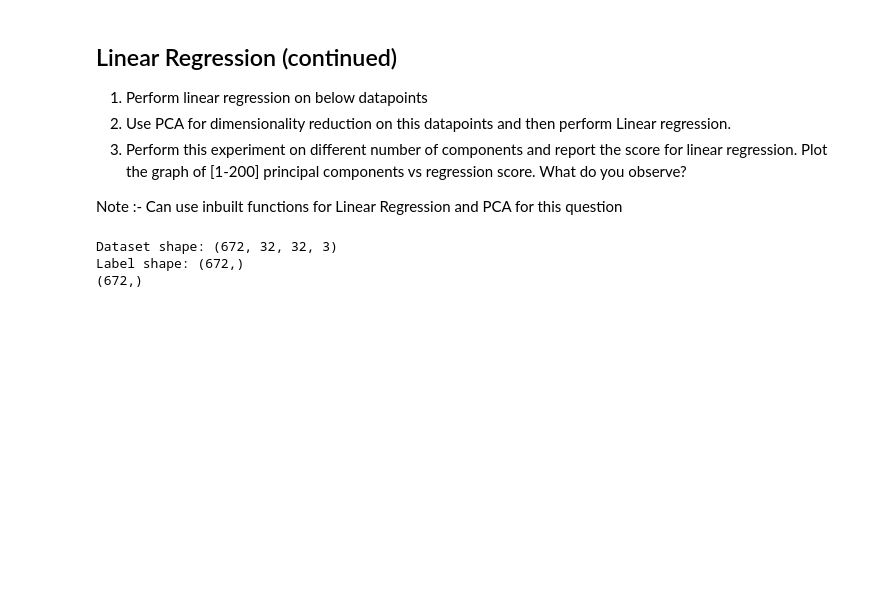
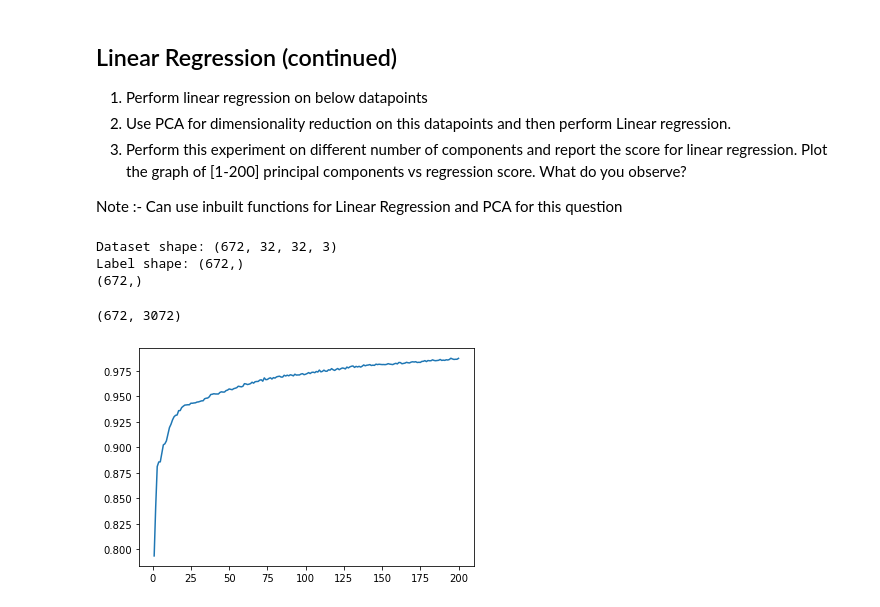
Before and after one commit to spashal/SMAI, a Jupyter notebook: Assignment2/rollnumber_Assignment2_Q3.ipynb, the cells around one changed output. Cells and saved outputs as stored; diff of their text form; code cells hidden in the pictures; blank space fills up the shorter version.

```diff
--- a/Assignment2/rollnumber_Assignment2_Q3.ipynb
+++ b/Assignment2/rollnumber_Assignment2_Q3.ipynb
@@ -274,5 +343,28 @@ Label shape: (672,)
 (672,)
 # %%
 # code here
+from sklearn.linear_model import LinearRegression
+
+from sklearn.decomposition import PCA
+print(X.shape)
+# new_X = pca.fit_transform(X)
+model = LinearRegression().fit(X, label)
+score_all = model.score(X, label)
+def applyLinReg(X, dim):
+    pca = PCA(n_components=dim)
+    new_X = pca.fit_transform(X)
+
+    model = LinearRegression().fit(new_X, label)
+    return model.score(new_X, label)
+
+scores = []
+for i in range(1, 201):
+    scores.append(applyLinReg(X, i))
+
+plt.plot(np.arange(start = 1, stop=201, step=1, dtype=np.int16), scores)
+plt.show()
+# %% [output]
+(672, 3072)
+[figure, added]
 # %%
 # analysis / plot (split the cells if required)
```
Also changed, not shown: parts of 12 cells of this notebook, 2 other files.
